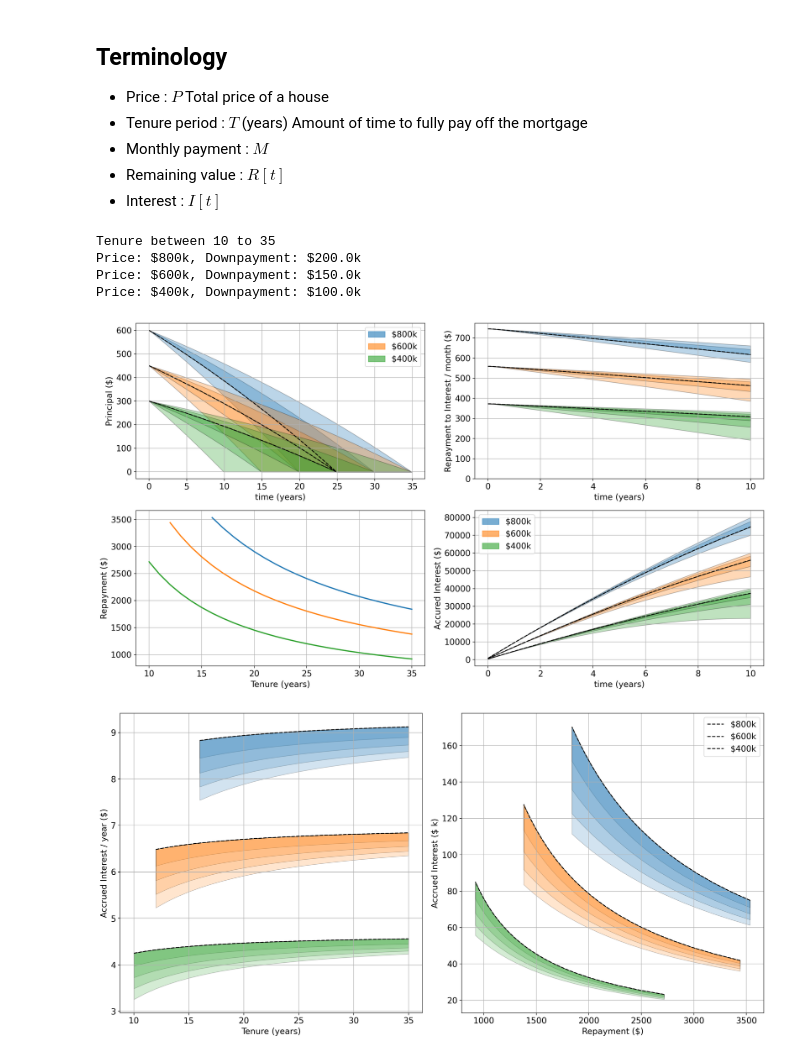
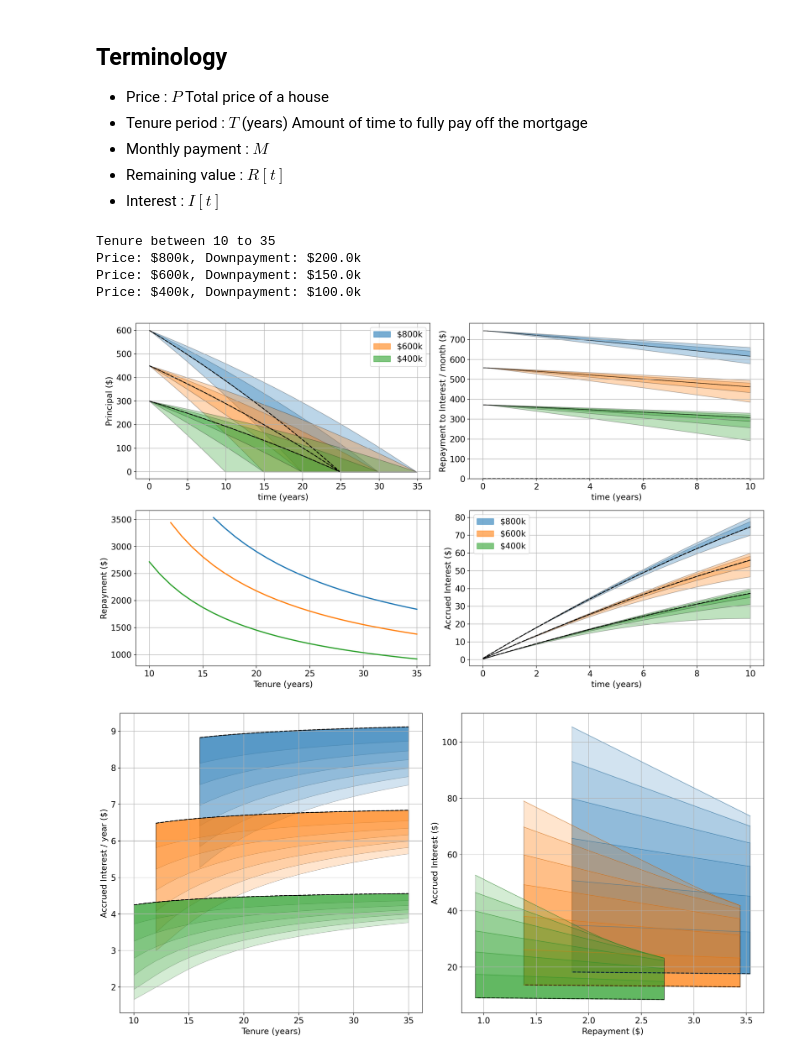
Before and after one commit to andrelimzs/mortgage-visualization, a Jupyter notebook: explore-mortgage.ipynb, the cells around one changed output. Drawn from its saved outputs; the diff is of its cells as text; code cells hidden in the pictures.

Commit message:
Plot repayment vs accrued for varying duration instead of inflation

```diff
--- a/explore-mortgage.ipynb
+++ b/explore-mortgage.ipynb
@@ -146,6 +146,7 @@ loan_interest  = 0.015
 monthly_threshold = 3.6
 
 cmap = ['tab:blue', 'tab:orange', 'tab:green', 'tab:red', 'tab:purple']
+# cmap = ['tab:green', 'tab:orange', 'tab:blue']
 labels = price_range
 plt.rcParams['savefig.dpi'] = 300
 plt.rcParams['font.size']   = 14
@@ -168,14 +169,15 @@ for i, price in enumerate(price_range):
         # Calculate P,I,T and M
         sol = calculate_payments(price, interest_year=loan_interest, tenure=tenure)
         P, Ik, tenure_mths, monthly = sol
+        t = tenure_mths/12
 
         # Stop calculating when the monthly payment exceeds threshold
         if monthly > monthly_threshold:
             R[:,j] = np.nan
             I[:,j] = np.nan
+            m.append( np.array([t, np.nan]) )
             continue
 
-        t = tenure_mths/12
         R[:len(P),j] = P
         I[:len(Ik),j] = Ik
 
@@ -239,8 +241,8 @@ tIndex = range(1 + 12*tYears)
 tShort = t[tIndex]
 for i,I in enumerate(interest):
     numMonths = np.arange( 1, len(I)+1, dtype=float )
-    I_nominal = np.cumsum( 1000*I[:, tenure_nominal] )
-    I_amortized_nominal = I_nominal / numMonths
+    I_nominal = np.cumsum( I[:, tenure_nominal] )
+    I_amortized_nominal = I_nominal / numMonths * 1000
 
     # Plot nominal lines
     ax[3].plot(tShort, I_nominal[tIndex], 'k--')
@@ -251,10 +253,10 @@ for i,I in enumerate(interest):
         j = tenure_range.index(T)
 
         # Total interest (excluding payment toward the house itself)
-        I_total = np.cumsum( I[:,j] * 1000, axis=0 )
+        I_total = np.cumsum( I[:,j], axis=0 )
 
         # Amortized interest over duration (months) owned
-        I_amortized = I_total / numMonths
+        I_amortized = I_total / numMonths * 1000
 
         ax[2].fill_between(tShort, I_amortized[tIndex], I_amortized_nominal[tIndex],
                            color=cmap[i], alpha=0.3, edgecolor='k')
@@ -282,75 +284,48 @@ Tenure between 10 to 35
 Price: $800k, Downpayment: $200.0k
 Price: $600k, Downpayment: $150.0k
 Price: $400k, Downpayment: $100.0k
-[figure, old version]
+[figure, new version]
 # %%
 _, axes = plt.subplots(1,2, figsize=(16,8), dpi=200)
 ax = axes.flatten()
-
-# # =================== Interest vs Tenure (Assume full duration) ===================
-# for i, (IvT, IvT_infl) in enumerate(zip(interest_vs_tenure, interest_vs_tenure_infl)):
-#     # Fill_between 0% and 4%
-#     ax[0].plot(IvT[:,0], IvT[:,1],
-#                color=cmap[i],
-#                label=f'${labels[i]}k')
-
-#     ax[0].plot(IvT[:,0], IvT_infl[:,1,-1], '--',
-#                color=cmap[i],
-#                label='_nolegend_')
-
-#     for j in range(IvT_infl.shape[2]):
-#         ax[0].fill_between(IvT[:,0], IvT[:,1], IvT_infl[:,1,j],
-#                            color=cmap[i], alpha=0.2, edgecolor='k',
-#                            label='_nolegend_')
-
-# ax[0].legend()
-# ax[0].set_ylabel('accrued Interest ($)')
-# ax[0].set_xlabel('Tenure (years)')
 
 # =================== Interest vs Tenure (For variable duration) ===================
 total_accrued_interest = []
 for i, I in enumerate(interest):
     total_accrued_interest.append( np.cumsum(I, axis=0) )
 
-years_nominal = 2
-max_tenure = 6
+min_tenure = 2
+max_tenure = 14
 t = np.array(tenure_range)
 for i, accrued in enumerate(total_accrued_interest):
-    # if i != 2: continue
-
-    ax[0].plot(t, accrued[12*years_nominal,:] / years_nominal, 'k--')
-    for k, years in enumerate(range(2, max_tenure+1)):
+    ax[0].plot(t, accrued[12*min_tenure,:] / min_tenure, 'k--')
+    for k, years in enumerate(range(min_tenure, max_tenure+1, 2)):
         j = 12 * years
         ax[0].fill_between(t, accrued[j,:] / years,
-                           accrued[12*years_nominal,:] / years_nominal,
+                           accrued[12*min_tenure,:] / min_tenure,
                            color=cmap[i], alpha=0.2, edgecolor='k',
                            label='_nolegend_')
 
-ax[3].legend(handles=patch, loc='upper left')
 ax[0].set_ylabel('Accrued Interest / year ($)')
 ax[0].set_xlabel('Tenure (years)')
 
-# =========================== Monthly vs Total Interest ===========================
-for i,_ in enumerate(interest_vs_tenure):
-    IvT = interest_vs_tenure[i]
-    IvT_infl = interest_vs_tenure_infl[i]
-    m = monthly_required[i] * 1000
-
-    # Fill between 0% and 4% inflation
-    ax[1].plot(m[:,1], IvT[:,1], 'k--',
-               label=f'${labels[i]}k')
-
-    for j in range(IvT_infl.shape[2]):
-        ax[1].fill_between(m[:,1], IvT[:,1], IvT_infl[:,1,j],
+# # =========================== Repayment vs Accrued Interest ===========================
+for i, accrued in enumerate(total_accrued_interest):
+    m = monthly_required[i]
+    ax[1].plot(m[:,1], accrued[12*min_tenure,:], 'k--')
+    for k, years in enumerate(range(min_tenure, max_tenure+1, 2)):
+        j = 12 * years
+        ax[1].plot(m[:,1], accrued[j,:], color=cmap[i], alpha=0.3)
+        ax[1].fill_between(m[:,1], accrued[j,:],
+                           accrued[12*min_tenure,:],
                            color=cmap[i], alpha=0.2, edgecolor='k',
                            label='_nolegend_')
 
-ax[1].legend()
-ax[1].set_ylabel('Accrued Interest ($ k)')
+ax[1].set_ylabel('Accrued Interest ($)')
 ax[1].set_xlabel('Repayment ($)')
 
 _ = [ a.grid() for a in ax.flatten()  ]
 plt.tight_layout()
 plt.savefig('./docs/plots/overview2.jpg')
 # %% [output]
-[figure, old version]
+[figure, new version]
```
Also changed, not shown: parts of 1 cell of this notebook, 3 other files.
